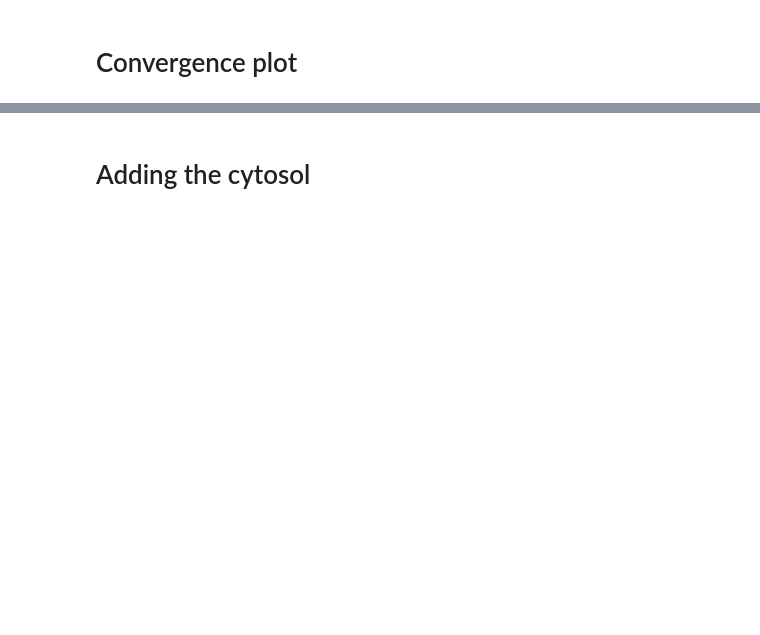
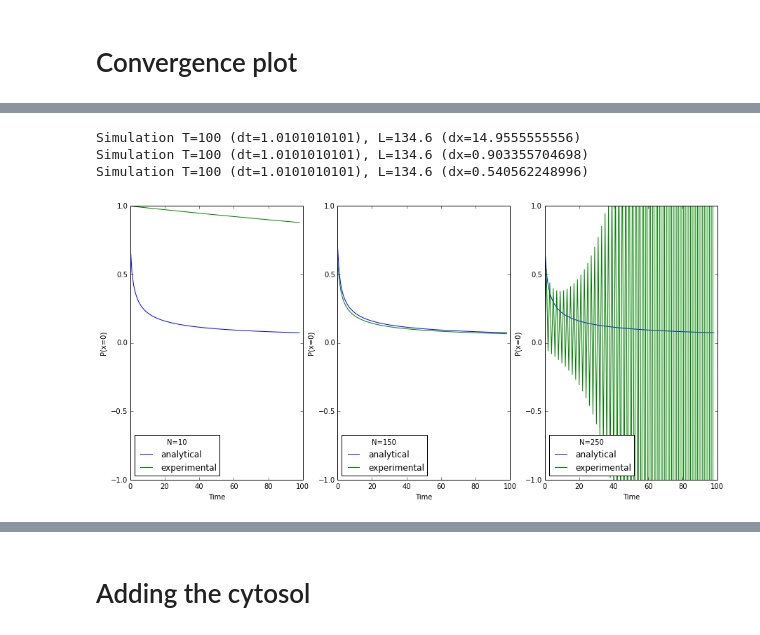
Before and after one commit to geeklhem/polarikss, a Jupyter notebook: model.ipynb, the cells around one changed output, grey strips where cells are left out. Saved outputs shown, nothing was run; the diff lists cells and outputs as text; code cells hidden in the pictures; blank space fills up the shorter version.

```diff
--- a/model.ipynb
+++ b/model.ipynb
@@ -225,0 +219,28 @@ plt.xscale('log')
+# %%
+
+def diff_in_time(N):
+    a = [analytical_vector(N,get_P_param(T=x))[N/2] for x in np.arange(1,100,1)]
+    p = np.zeros((100,N))
+    p[0,N/2]=1
+    p,param = play(p,get_P_param(T=100),[diffusion])
+    x = p[1:,N/2]
+    plt.plot(range(len(a)),a,label="analytical")
+    plt.plot(range(len(x)),x,label="experimental")
+    plt.xlabel("Time")
+    plt.ylabel("P(x=0)")
+    #plt.yscale("log")
+    plt.ylim((-1,1))
+    plt.legend(title="N={}".format(N),loc="lower left")
+
+
+plt.subplot(1,3,1)
+diff_in_time(10)
+plt.subplot(1,3,2)
+diff_in_time(150)
+plt.subplot(1,3,3)
+diff_in_time(250)
+# %% [output]
+Simulation T=100 (dt=1.0101010101), L=134.6 (dx=14.9555555556)
+Simulation T=100 (dt=1.0101010101), L=134.6 (dx=0.903355704698)
+Simulation T=100 (dt=1.0101010101), L=134.6 (dx=0.540562248996)
+[figure, added]
```
Also changed, not shown: parts of 33 cells of this notebook, 4 other files.
